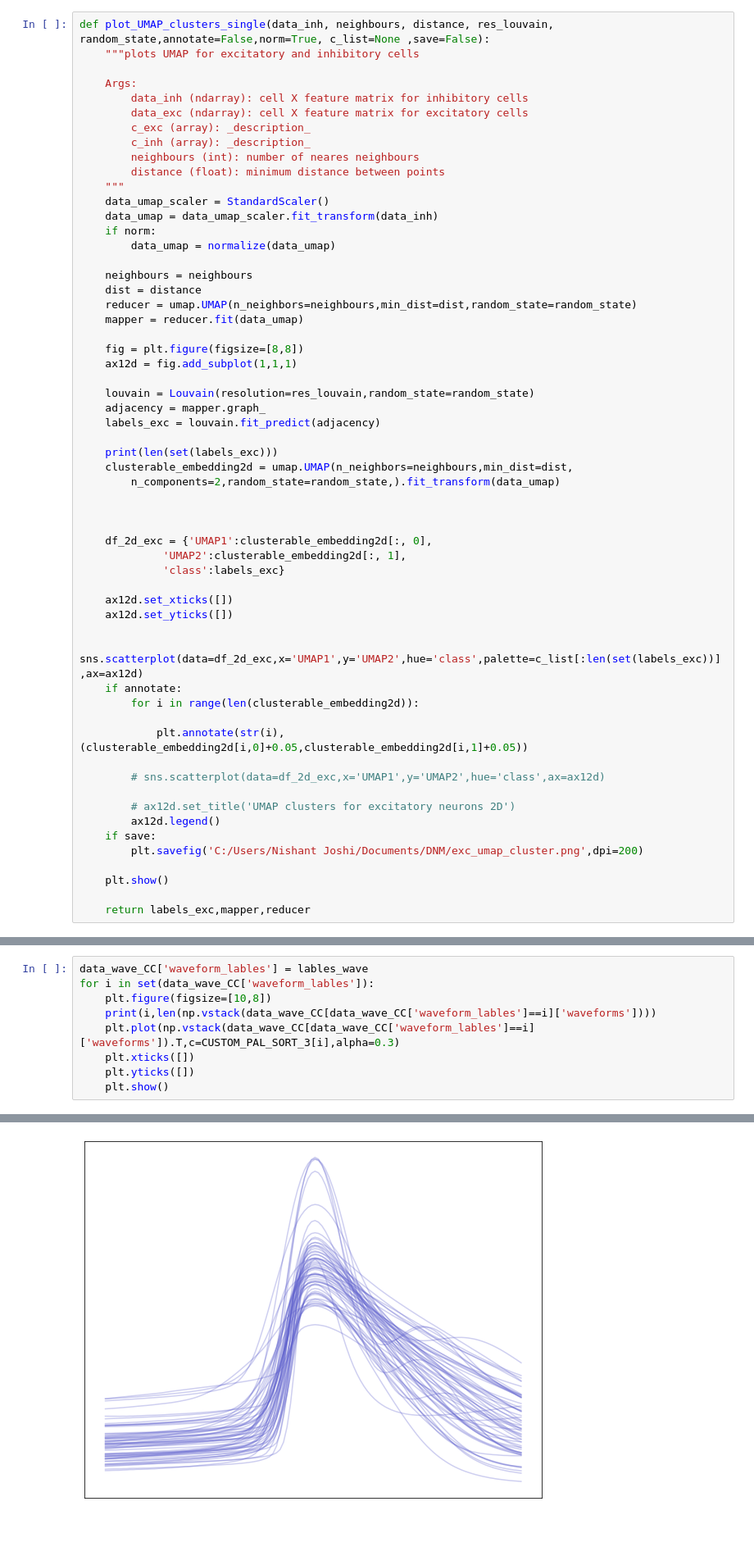
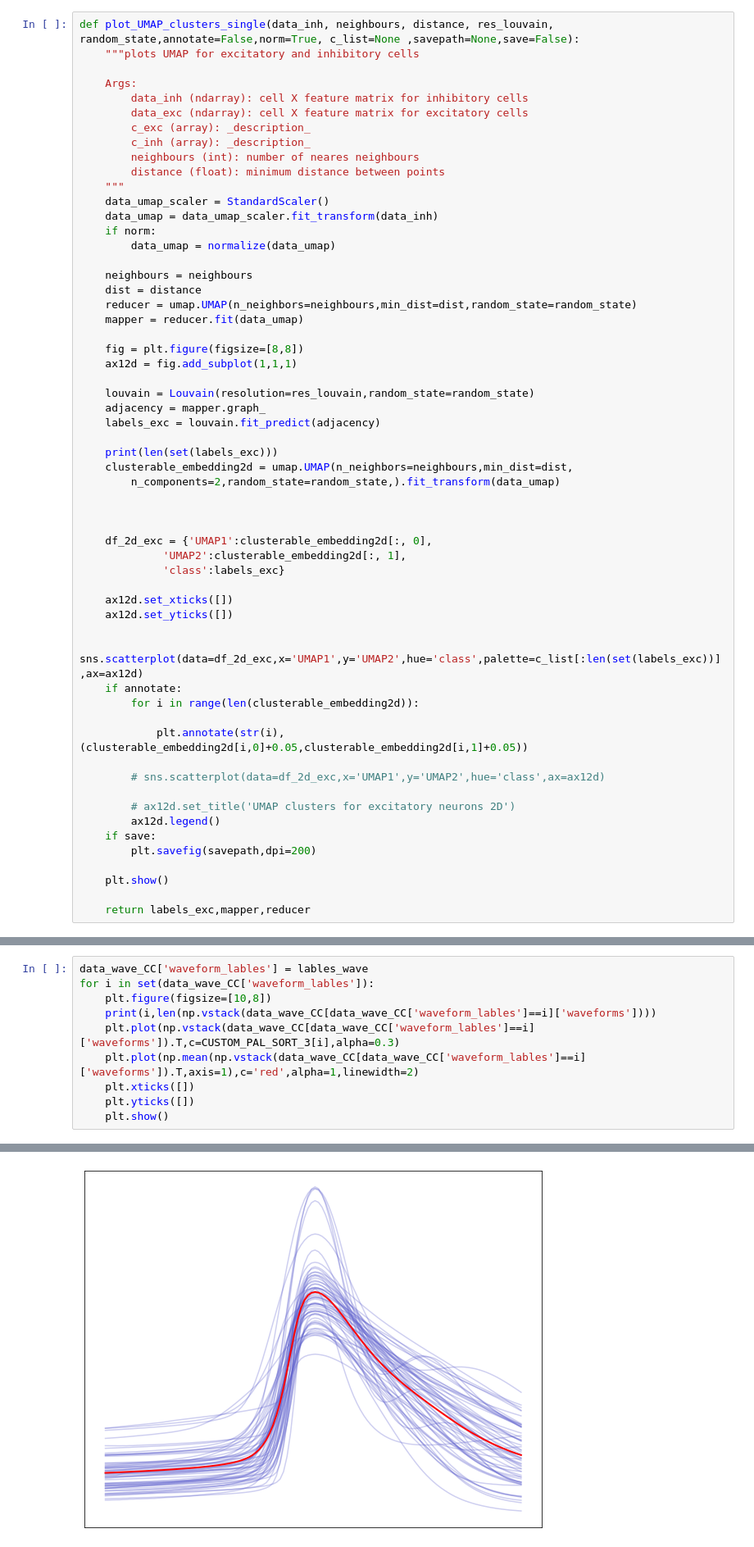
Before and after one commit to Nishant-codex/single_cell_analysis, a Jupyter notebook: notebooks/UMAP_Louvan_Niccolo.ipynb, the cells around one changed output, grey strips where cells are left out. Shown at 82% size. Saved outputs shown, nothing was run; the diff lists cells and outputs as text.

```diff
--- a/notebooks/UMAP_Louvan_Niccolo.ipynb
+++ b/notebooks/UMAP_Louvan_Niccolo.ipynb
@@ -36,7 +36,7 @@ from sknetwork.data import karate_club
 from UMAP import *
 pd.options.mode.use_inf_as_na = True
 # %%
-def plot_UMAP_clusters_single(data_inh, neighbours, distance, res_louvain, random_state,annotate=False,norm=True, c_list=None ,save=False):
+def plot_UMAP_clusters_single(data_inh, neighbours, distance, res_louvain, random_state,annotate=False,norm=True, c_list=None ,savepath=None,save=False):
     """plots UMAP for excitatory and inhibitory cells
 
     Args:
@@ -88,7 +88,7 @@ def plot_UMAP_clusters_single(data_inh, neighbours, distance, res_louvain, rando
         # ax12d.set_title('UMAP clusters for excitatory neurons 2D')
         ax12d.legend()
     if save:
-        plt.savefig('C:/Users/Nishant Joshi/Documents/DNM/exc_umap_cluster.png',dpi=200)
+        plt.savefig(savepath,dpi=200)
 
     plt.show()
 
@@ -262,13 +266,14 @@ lables_wave,mapper,reducer = plot_UMAP_clusters_single(waves,
 # %%
 data_wave_CC['waveform_lables'] = lables_wave
 for i in set(data_wave_CC['waveform_lables']):
     plt.figure(figsize=[10,8])
     print(i,len(np.vstack(data_wave_CC[data_wave_CC['waveform_lables']==i]['waveforms'])))
     plt.plot(np.vstack(data_wave_CC[data_wave_CC['waveform_lables']==i]['waveforms']).T,c=CUSTOM_PAL_SORT_3[i],alpha=0.3)
+    plt.plot(np.mean(np.vstack(data_wave_CC[data_wave_CC['waveform_lables']==i]['waveforms']).T,axis=1),c='red',alpha=1,linewidth=2)
     plt.xticks([])
     plt.yticks([])
     plt.show()
 # %% [output]
 0 60
-[figure, old version]
+[figure, new version]
 1 30
```
Also changed, not shown: parts of 8 cells of this notebook, 4 other files.
